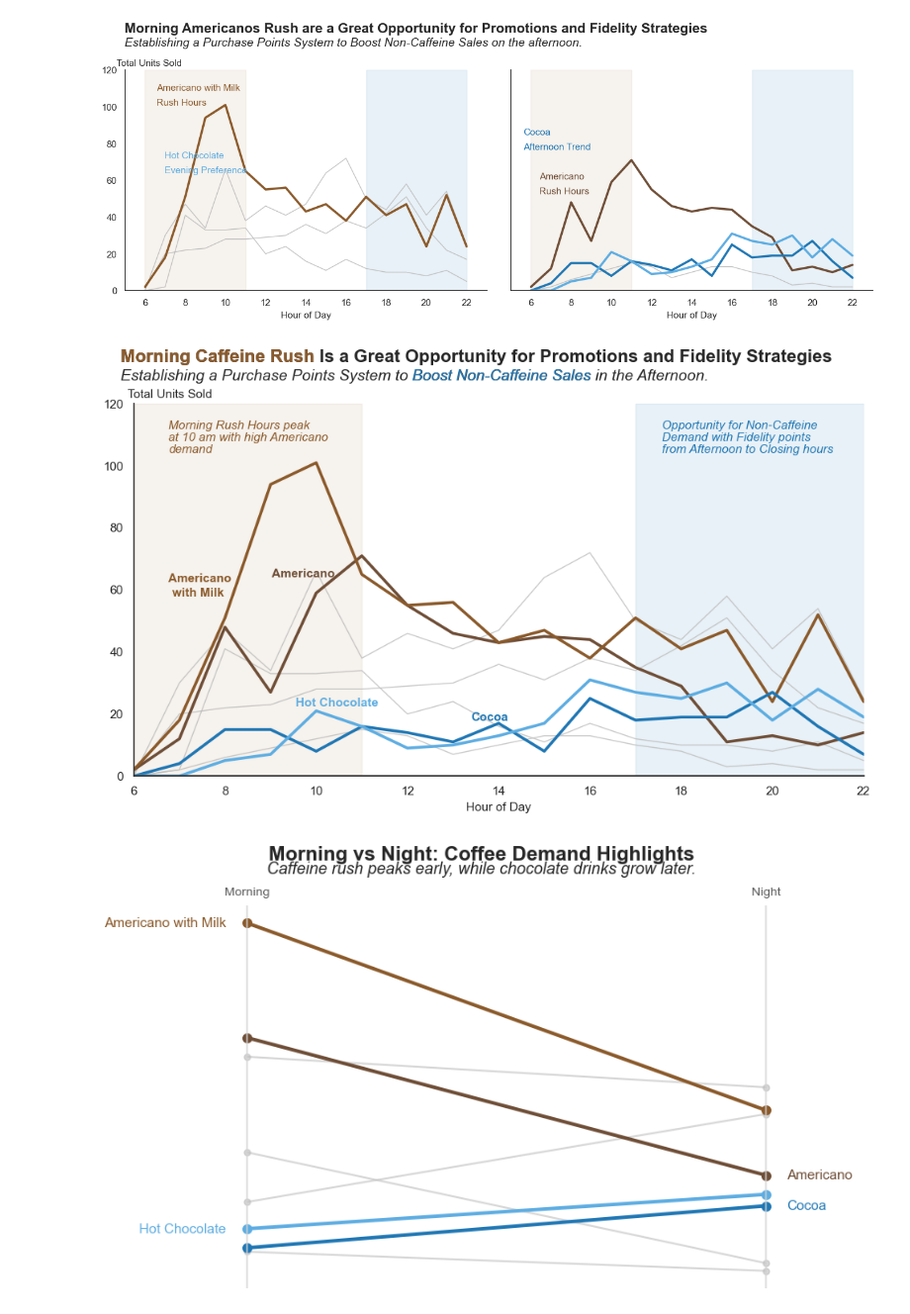
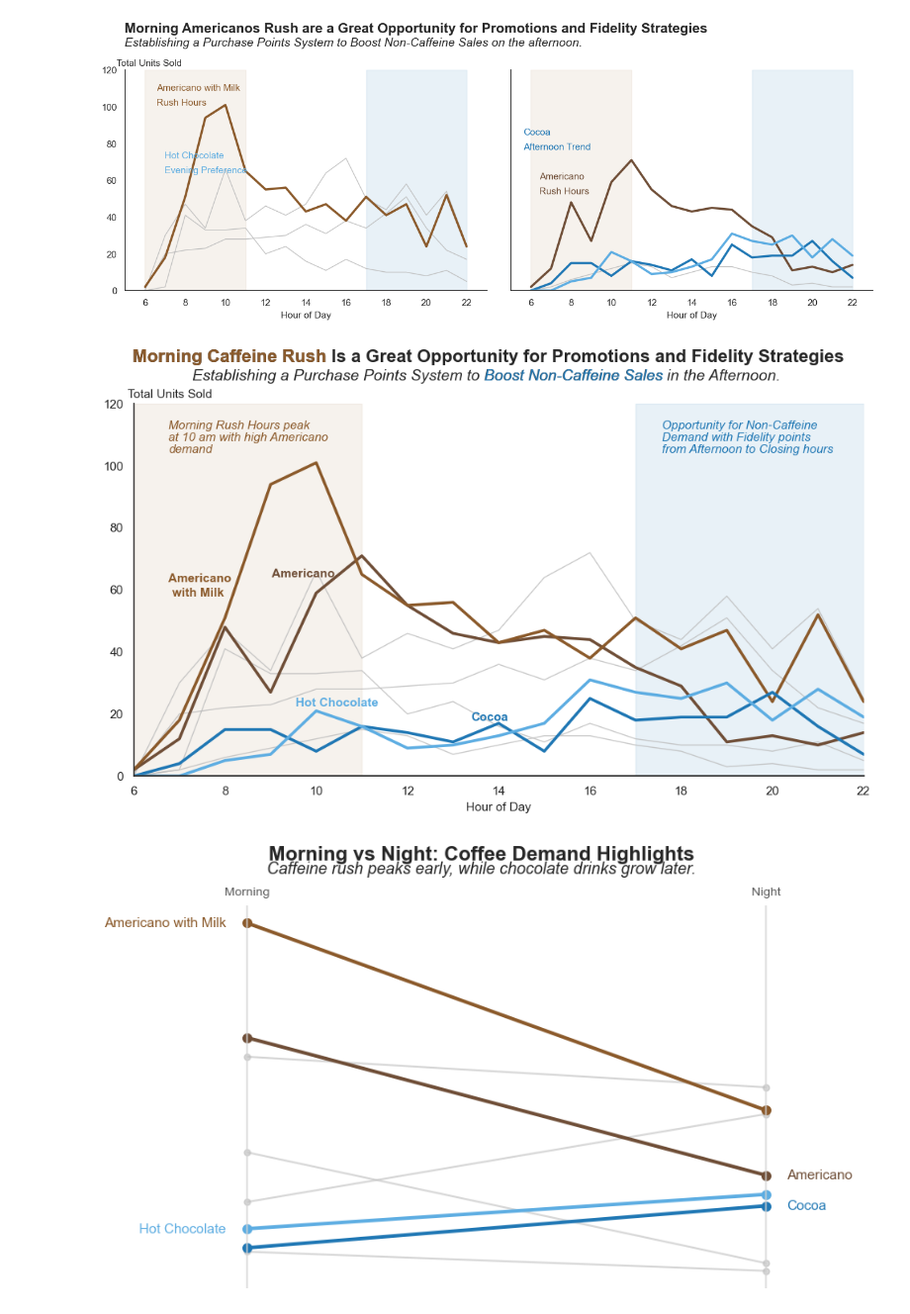
Before and after one commit to der41/Coffee_Analysis, a Jupyter notebook: notebooks/type_time.ipynb, the cells around one changed output. Shown at 99% size. Drawn from its saved outputs; the diff is of its cells as text; code cells hidden in the pictures.

```diff
--- a/notebooks/type_time.ipynb
+++ b/notebooks/type_time.ipynb
@@ -481,10 +481,10 @@ ax.spines['top'].set_visible(False)
 # 7️⃣ Titles and descriptive text
 fig.suptitle(
     "Morning Caffeine Rush Is a Great Opportunity for Promotions and Fidelity Strategies",
-    fontsize=16, fontweight="bold", x=0.04, y=1.00, ha="left"
+    fontsize=16, fontweight="bold", x=0.055, y=1.00, ha="left"
 )
 fig.text(
-    0.04, 0.935,
+    0.13, 0.935,
     "Establishing a Purchase Points System to Boost Non-Caffeine Sales in the Afternoon.",
     fontsize=14, fontstyle="italic"
 )
@@ -511,36 +511,36 @@ fig.text(0.26, 0.26, "Hot Chocolate", fontsize=11, color="#5DADE2",
         va="center", fontweight="bold")
 
 #Morning Rush Hours
 fig.text(0.1, 0.84, "Morning Rush Hours peak", fontsize=11, color="#8B5A2B",
         va="center", fontstyle="italic")
 fig.text(0.1, 0.815, "at 10 am with high Americano", fontsize=11, color="#8B5A2B",
         va="center", fontstyle="italic")
 fig.text(0.1, 0.79, "demand", fontsize=11, color="#8B5A2B",
         va="center", fontstyle="italic")
 
 #Morning Rush Hours
 fig.text(0.72, 0.84, "Opportunity for Non-Caffeine", fontsize=11, color="#1f77b4",
         va="center", fontstyle="italic")
 fig.text(0.72, 0.815, "Demand with Fidelity points", fontsize=11, color="#1f77b4",
         va="center", fontstyle="italic")
 fig.text(0.72, 0.79, "from Afternoon to Closing hours", fontsize=11, color="#1f77b4",
         va="center", fontstyle="italic")
 
 fig.text(
-    0.4065, 0.935,
+    0.4966, 0.935,
     "Boost Non-Caffeine Sales",
     fontsize=14, fontstyle="italic", color="#1f77b4")
 
 fig.text(
-    0.04, 0.973,
+    0.055, 0.973,
     "Morning Caffeine Rush",
     fontsize=16, fontweight="bold", color="#8B5A2B")
 
 
 plt.tight_layout()
 plt.show()
 # %% [output]
-[figure, old version]
+[figure, new version]
 # %%
 import pandas as pd
 import matplotlib.pyplot as plt
```
Also changed, not shown: parts of 1 cell of this notebook, 4 other files.
